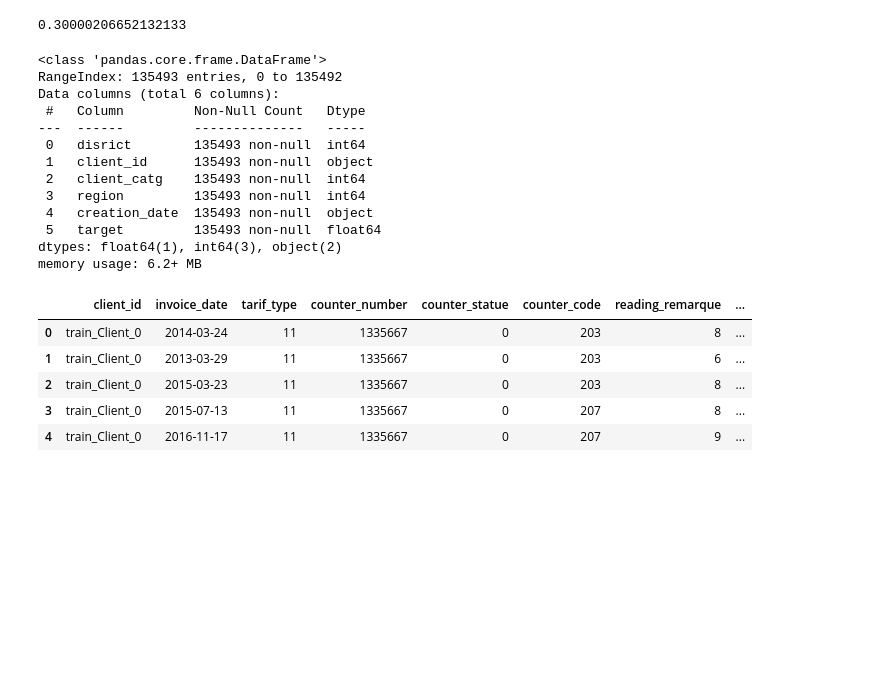
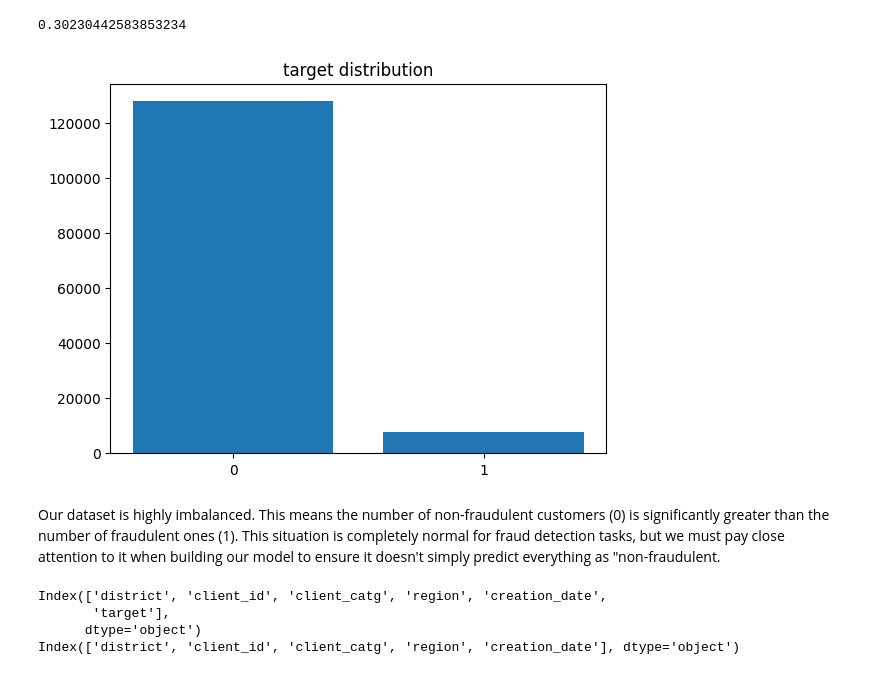
Before and after one commit to psvc/fraud_detection_fatema_piotr, a Jupyter notebook: fraud_detection_EDA-and-modeling.ipynb, the cells around one changed output. Saved outputs shown, nothing was run; the diff lists cells and outputs as text; code cells hidden in the pictures; blank space fills up the shorter version.

```diff
--- a/fraud_detection_EDA-and-modeling.ipynb
+++ b/fraud_detection_EDA-and-modeling.ipynb
@@ -25,30 +130,29 @@ train_client.shape[0]
 # %%
-test_client.shape[0]/(train_client.shape[0]+test_client.shape[0]) #30% testing
-test_invoice.shape[0]/(train_invoice.shape[0]+test_invoice.shape[0]) #30% testing
+client_test.shape[0]/(client_train.shape[0]+client_test.shape[0]) #30% testing
+invoice_test.shape[0]/(invoice_train.shape[0]+invoice_test.shape[0]) #30% testing
 # %% [output]
-0.30000206652132133
+0.30230442583853234
-# %%
-train_client.info()
-# %% [output]
-<class 'pandas.core.frame.DataFrame'>
-RangeIndex: 135493 entries, 0 to 135492
-Data columns (total 6 columns):
- #   Column         Non-Null Count   Dtype
----  ------         --------------   -----
- 0   disrict        135493 non-null  int64
- 1   client_id      135493 non-null  object
- 2   client_catg    135493 non-null  int64
- 3   region         135493 non-null  int64
- 4   creation_date  135493 non-null  object
- 5   target         135493 non-null  float64
-dtypes: float64(1), int64(3), object(2)
-memory usage: 6.2+ MB
-# %%
-train_invoice.head()
-# %% [output]
-|  | client_id | invoice_date | tarif_type | counter_number | counter_statue | counter_code | reading_remarque | ... |
-| 0 | train_Client_0 | 2014-03-24 | 11 | 1335667 | 0 | 203 | 8 | ... |
-| 1 | train_Client_0 | 2013-03-29 | 11 | 1335667 | 0 | 203 | 6 | ... |
-| 2 | train_Client_0 | 2015-03-23 | 11 | 1335667 | 0 | 203 | 8 | ... |
-| 3 | train_Client_0 | 2015-07-13 | 11 | 1335667 | 0 | 207 | 8 | ... |
-| 4 | train_Client_0 | 2016-11-17 | 11 | 1335667 | 0 | 207 | 9 | ... |
+# %%
+#Visualize fraudulent activities
+fraudactivities = client_train.groupby(['target'])['client_id'].count()
+plt.bar(x=ds.index, height=ds.values, tick_label =[0,1])
+plt.title('target distribution')
+plt.show()
+#Target is highly imbalanced with fewer cases of fraudulent activities
+# %% [output]
+[figure, added]
+# %% [markdown]
+Our dataset is highly imbalanced. This means the number of non-fraudulent customers (0)
+is significantly greater than the number of fraudulent ones (1).
+This situation is completely normal for fraud detection tasks, but we must pay close attention to it
+when building our model to ensure it doesn't simply predict everything as "non-fraudulent.
+# %%
+client_train.rename(columns={'disrict': 'district'}, inplace=True)
+print(client_train.columns)
+client_test.rename(columns={'disrict': 'district'}, inplace=True)
+print(client_test.columns)
+# %% [output]
+Index(['district', 'client_id', 'client_catg', 'region', 'creation_date',
+       'target'],
+      dtype='object')
+Index(['district', 'client_id', 'client_catg', 'region', 'creation_date'], dtype='object')
```
Also changed, not shown: parts of 28 cells of this notebook.
